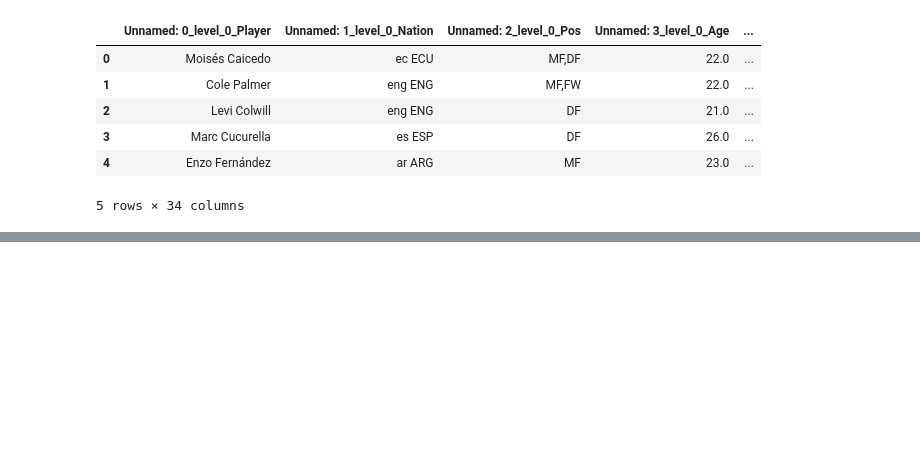
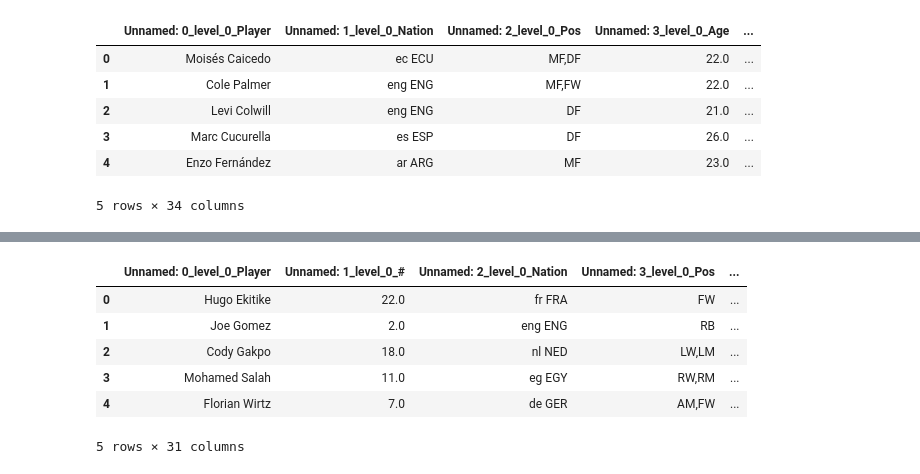
Before and after one commit to Lim-Rong-Jun/Football-Analytics, a Jupyter notebook: fbref_scraping.ipynb, the cells around one changed output, grey strips where cells are left out. Cells and saved outputs as stored; diff of their text form; code cells hidden in the pictures; blank space fills up the shorter version.

```diff
--- a/fbref_scraping.ipynb
+++ b/fbref_scraping.ipynb
@@ -59,3 +59,7 @@ df_chelsea.head()
 | 3 | Marc Cucurella | es ESP | DF | 26.0 | ... |
 | 4 | Enzo Fernández | ar ARG | MF | 23.0 | ... |
 5 rows × 34 columns
+# %%
+# Liverpool VS Bournemouth Stats
+df_liv = pd.read_html('https://fbref.com/en/matches/a071faa8/Liverpool-Bournemouth-August-15-2025-Premier-League',
+                      attrs={"id":"stats_822bd0ba_summary"})[0]
@@ -61,0 +83,12 @@ df_chelsea.head()
+# %%
+df_liv.columns = ['_'.join(col).strip() for col in df_liv.columns.values]
+# %%
+df_liv.head()
+# %% [output]
+|  | Unnamed: 0_level_0_Player | Unnamed: 1_level_0_# | Unnamed: 2_level_0_Nation | Unnamed: 3_level_0_Pos | ... |
+| 0 | Hugo Ekitike | 22.0 | fr FRA | FW | ... |
+| 1 | Joe Gomez | 2.0 | eng ENG | RB | ... |
+| 2 | Cody Gakpo | 18.0 | nl NED | LW,LM | ... |
+| 3 | Mohamed Salah | 11.0 | eg EGY | RW,RM | ... |
+| 4 | Florian Wirtz | 7.0 | de GER | AM,FW | ... |
+5 rows × 31 columns
```
Also changed, not shown: parts of 4 cells of this notebook, 1 other file.
